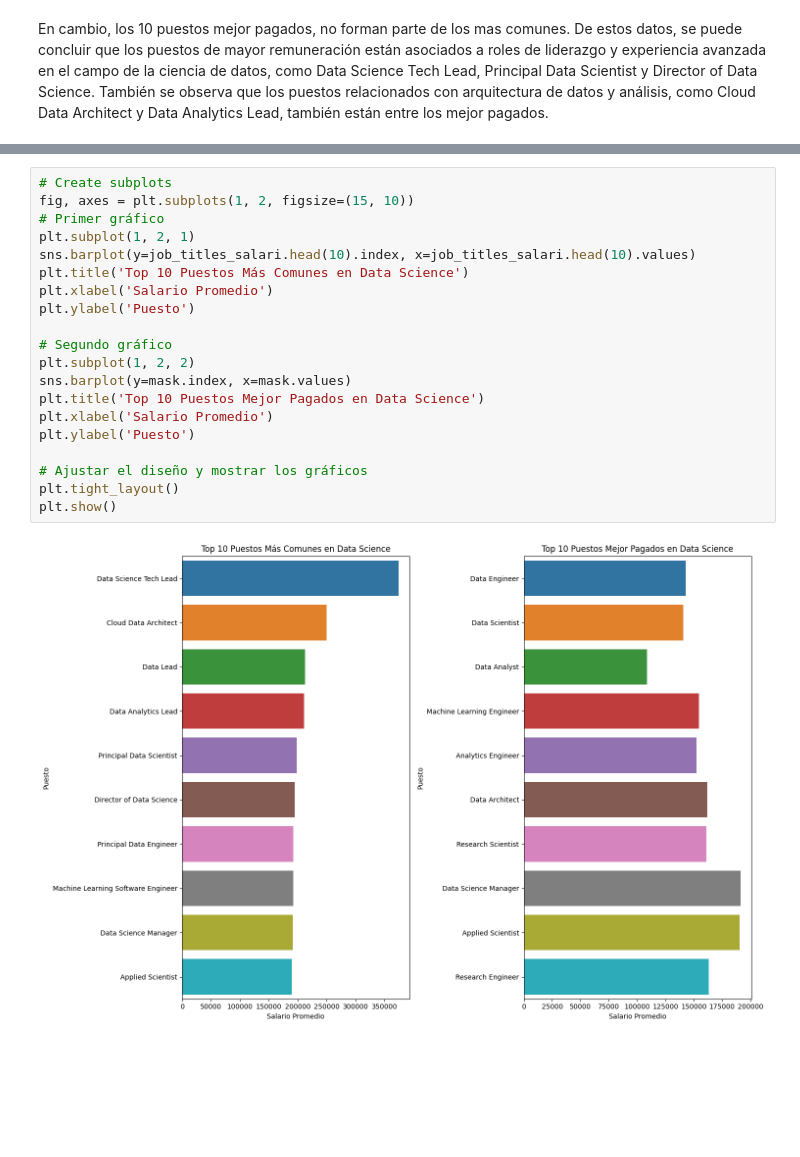
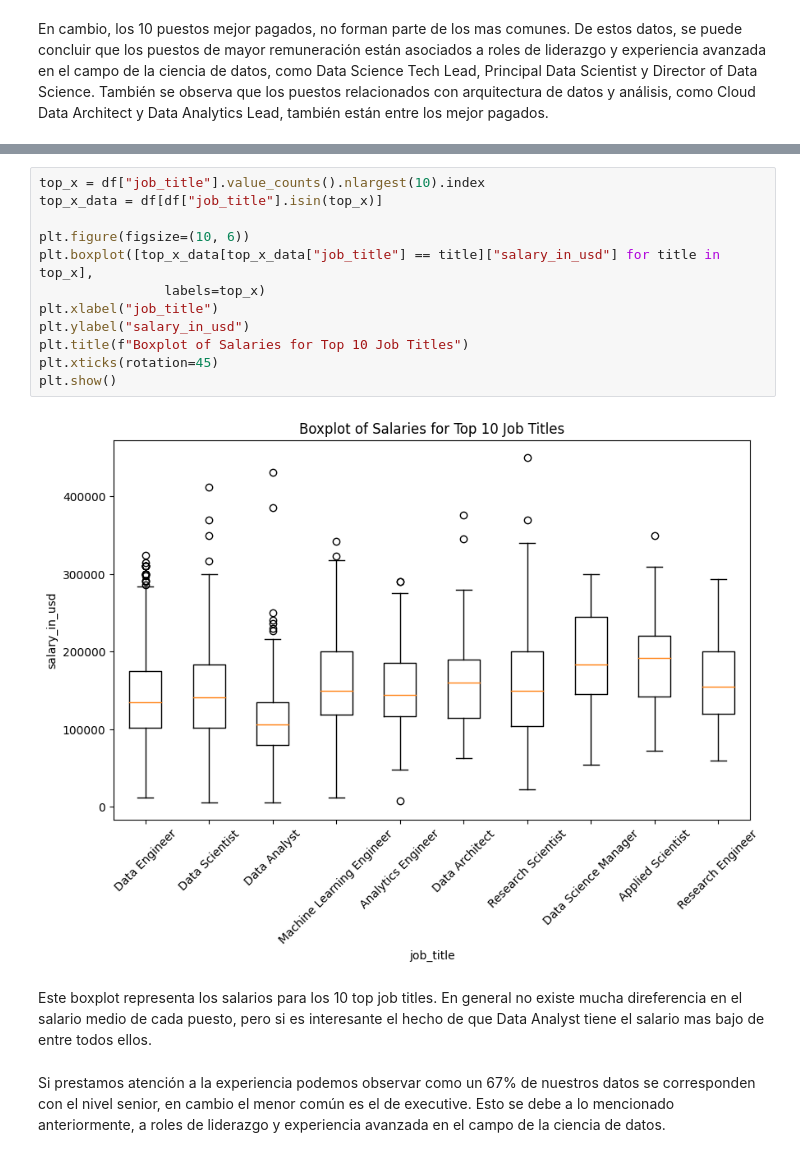
Before and after one commit to JuditRoca/Diabetesprediction, a Jupyter notebook: Notebooks/01_EDA.ipynb, the cells around one changed output, grey strips where cells are left out. Saved outputs shown, nothing was run; the diff lists cells and outputs as text; blank space fills up the shorter version.

```diff
--- a/Notebooks/01_EDA.ipynb
+++ b/Notebooks/01_EDA.ipynb
@@ -112,22 +141,18 @@ mask = job_titles_salari[['Data Engineer', 'Data Scientist', 'Data Analyst',
-# %%
-# Create subplots
-fig, axes = plt.subplots(1, 2, figsize=(15, 10))
-# Primer gráfico
-plt.subplot(1, 2, 1)
-sns.barplot(y=job_titles_salari.head(10).index, x=job_titles_salari.head(10).values)
-plt.title('Top 10 Puestos Más Comunes en Data Science')
-plt.xlabel('Salario Promedio')
-plt.ylabel('Puesto')
-
-# Segundo gráfico
-plt.subplot(1, 2, 2)
-sns.barplot(y=mask.index, x=mask.values)
-plt.title('Top 10 Puestos Mejor Pagados en Data Science')
-plt.xlabel('Salario Promedio')
-plt.ylabel('Puesto')
-
-# Ajustar el diseño y mostrar los gráficos
-plt.tight_layout()
-plt.show()
-# %% [output]
-[figure, removed]
+# %%
+top_x = df["job_title"].value_counts().nlargest(10).index
+top_x_data = df[df["job_title"].isin(top_x)]
+
+plt.figure(figsize=(10, 6))
+plt.boxplot([top_x_data[top_x_data["job_title"] == title]["salary_in_usd"] for title in top_x],
+                labels=top_x)
+plt.xlabel("job_title")
+plt.ylabel("salary_in_usd")
+plt.title(f"Boxplot of Salaries for Top 10 Job Titles")
+plt.xticks(rotation=45)
+plt.show()
+# %% [output]
+[figure, added]
+# %% [markdown]
+Este boxplot representa los salarios para los 10 top job titles. En general no existe mucha direferencia en el salario medio de cada puesto, pero si es interesante el hecho de que Data Analyst tiene el salario mas bajo de entre todos ellos.
+# %% [markdown]
+Si prestamos atención a la experiencia podemos observar como un 67% de nuestros datos se corresponden con el nivel senior, en cambio el menor común es el de executive. Esto se debe a lo mencionado anteriormente, a roles de liderazgo y experiencia avanzada en el campo de la ciencia de datos.
```
Also changed, not shown: parts of 17 cells of this notebook, 5 other files.
